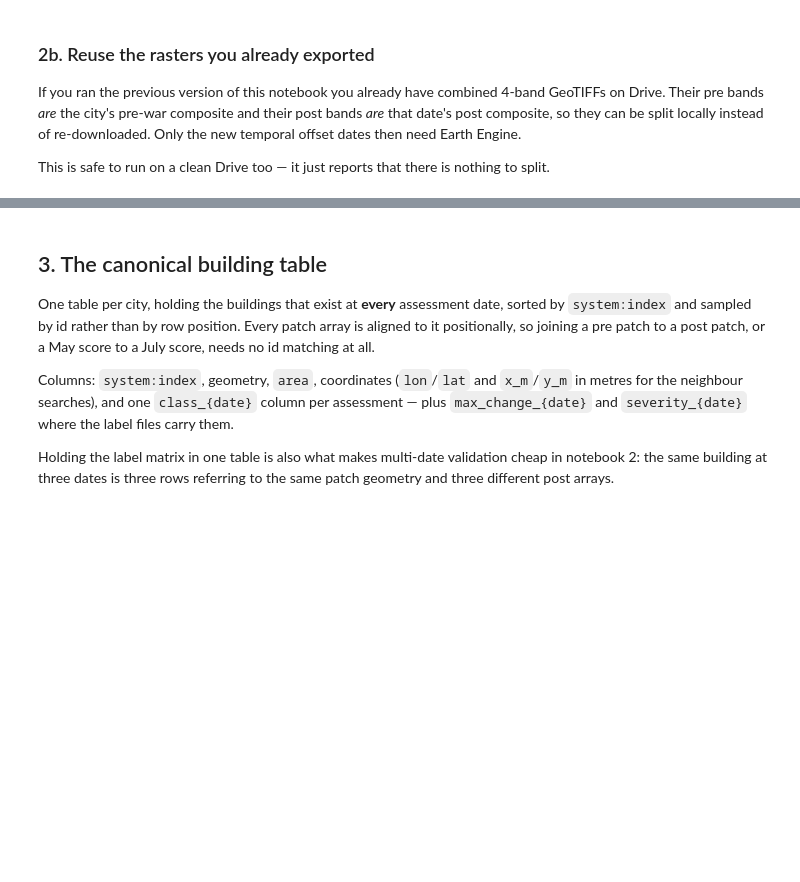
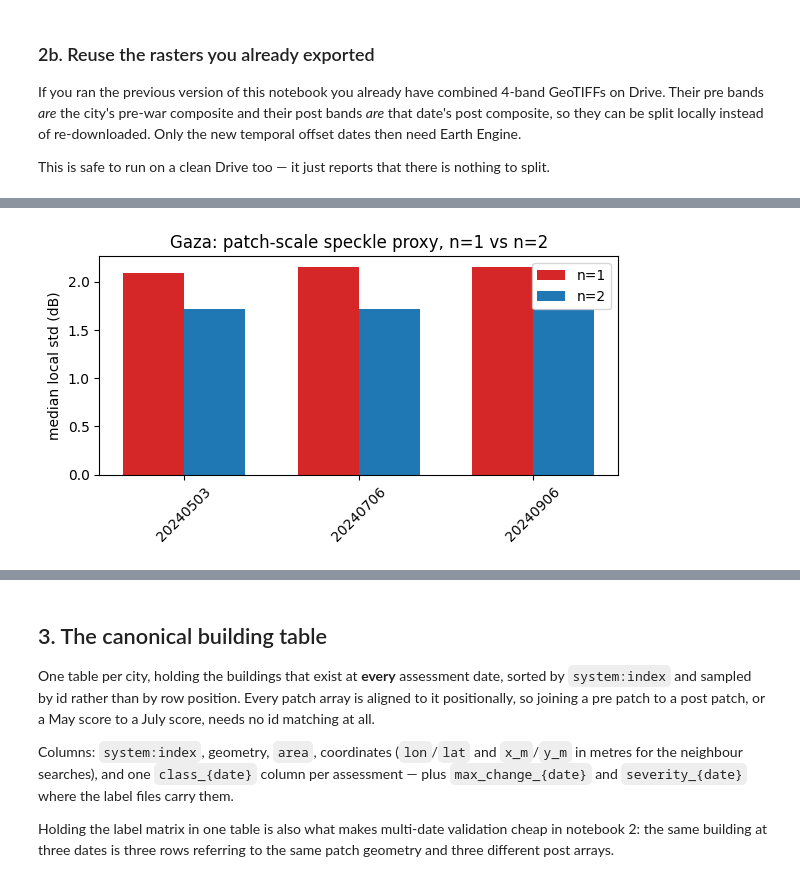
Before and after one commit to rudimedia/war_damage, a Jupyter notebook: mj/1_preprocessing_eda.ipynb, the cells around one changed output, grey strips where cells are left out. Drawn from its saved outputs; the diff is of its cells as text; code cells hidden in the pictures; blank space fills up the shorter version.

```diff
--- a/mj/1_preprocessing_eda.ipynb
+++ b/mj/1_preprocessing_eda.ipynb
@@ -255,7 +337,10 @@ def _iso(date):
 
 
 def pre_window(city):
-    """(start, end) of the pre-war baseline. The same for every date."""
+    """(start, end) of the pre-war baseline. The same for every date.
+
+    Unchanged: still a fixed 12-month calendar window, for both sensors.
+    """
     im = PREP["imagery"]
     war = pd.Timestamp(CITY_REGISTRY[city]["war_start"])
     return ((war - pd.DateOffset(months=im["pre_months"])).strftime("%Y-%m-%d"),
@@ -263,10 +348,11 @@ def pre_window(city):
 
 
 def post_window(date, window_days=None):
-    """(start, end) of one post composite.
+    """(start, end) of one post composite. SENTINEL-2 ONLY now.
 
-    window_days overrides post_months, which is how the temporal offsets can
-    use a different (usually shorter) window than the labelled dates.
+    S1's post composites no longer use a calendar window at all - see
+    nearest_s1_post() below, which searches both directions for the closest
+    real acquisition days instead. This function remains for Sentinel-2.
     """
     im = PREP["imagery"]
     d = pd.Timestamp(_iso(date))
@@ -560,0 +814,79 @@ print(inventory_summary().to_string(index=False))
+# %%
+def s1_composite(city, date, n, search_days=None, band="VV"):
+    """The n closest-in-time S1 acquisition days, as one image (median if
+    n > 1). Same scene selection as nearest_s1_post(), for direct pixel
+    access rather than a raster export."""
+    ee = _init_ee()
+    aoi = ee.Geometry.Rectangle(city_bbox(city))
+    orbit = choose_orbit(city)
+    search_days = search_days or PREP["imagery"]["post_search_days"]
+    col = nearest_s1_post(ee, aoi, orbit, date, n, search_days)
+    return col.select(band).median().clip(aoi)
+
+
+def local_noise(image, aoi, kernel_radius=3, scale=10):
+    """Median local standard deviation across an AOI - a speckle proxy.
+    See the markdown above for why local windows + a median summary."""
+    ee = _init_ee()
+    kernel = ee.Kernel.square(radius=kernel_radius, units="pixels")
+    local_std = image.reduceNeighborhood(ee.Reducer.stdDev(), kernel)
+    stats = local_std.reduceRegion(ee.Reducer.median(), aoi, scale,
+                                   maxPixels=1e9, bestEffort=True)
+    return stats.getInfo()
+
+
+def compare_noise(city, date, band="VV", kernel_radius=3):
+    """n=1 vs n=2 local-noise comparison for one assessment date."""
+    aoi = ee.Geometry.Rectangle(city_bbox(city))
+    img1 = s1_composite(city, date, n=1, band=band)
+    img2 = s1_composite(city, date, n=2, band=band)
+    s1v = local_noise(img1, aoi, kernel_radius)[f"{band}_stdDev"]
+    s2v = local_noise(img2, aoi, kernel_radius)[f"{band}_stdDev"]
+    return {"city": city, "date": date, "n1_std_dB": s1v, "n2_std_dB": s2v,
+           "measured_%": 100 * (1 - s2v / s1v), "theoretical_%": 29.3}
+
+
+ee = _init_ee()
+noise_rows = [compare_noise("Gaza", d) for d in CITY_REGISTRY["Gaza"]["label_dates"]]
+noise_df = pd.DataFrame(noise_rows)
+print(noise_df.round(3).to_string(index=False))
+
+fig, ax = plt.subplots(figsize=(6, 3.4))
+x = np.arange(len(noise_df))
+w = 0.35
+ax.bar(x - w / 2, noise_df["n1_std_dB"], w, label="n=1", color="C3")
+ax.bar(x + w / 2, noise_df["n2_std_dB"], w, label="n=2", color="C0")
+ax.set_xticks(x)
+ax.set_xticklabels(noise_df["date"], rotation=45)
+ax.set_ylabel("median local std (dB)")
+ax.set_title("Gaza: patch-scale speckle proxy, n=1 vs n=2")
+ax.legend()
+plt.tight_layout()
+plt.show()
+
+mean_measured = noise_df["measured_%"].mean()
+print(f"\nmean measured reduction: {mean_measured:.1f} percent "
+      f"(theory for 2 independent looks: 29.3 percent)")
+
+# Rough texture/speckle split. Model the local-std measurement as
+# var = T + S, with T = constant real texture and S = speckle variance that
+# halves under n=2. Solving for S/T from the measured STD reduction:
+frac_var_reduction = 1 - (1 - mean_measured / 100) ** 2
+if frac_var_reduction < 0.5:
+    s_over_t = frac_var_reduction / (0.5 - frac_var_reduction)
+    texture_share = 1 / (1 + s_over_t)
+    print(f"implied split of the measured variance: "
+          f"~{texture_share * 100:.0f} percent real texture, "
+          f"~{(1 - texture_share) * 100:.0f} percent speckle")
+
+print(f"\nn=2 recovers only {mean_measured:.0f} percent of the theoretical "
+      f"29.3 percent reduction, because most of what a local-std filter "
+      f"picks up in dense urban Gaza is real building/street texture, not "
+      f"speckle - texture does not shrink when you average more scenes. "
+      f"That is the quantitative case for post_n_labelled=1: the denoising "
+      f"n=2 actually buys here is smaller than SAR theory alone suggests, "
+      f"so trading it away for tighter timing (Section 1) costs less than "
+      f"it first appears to. Set post_n_labelled=2 and re-run to test the "
+      f"other side of that trade directly, in notebook 2's validation "
+      f"metrics rather than this proxy.")
+# %% [output]
@@ -560,0 +897 @@ print(inventory_summary().to_string(index=False))
+[figure, added]
```
Also changed, not shown: parts of 26 cells of this notebook, 3 other files.
